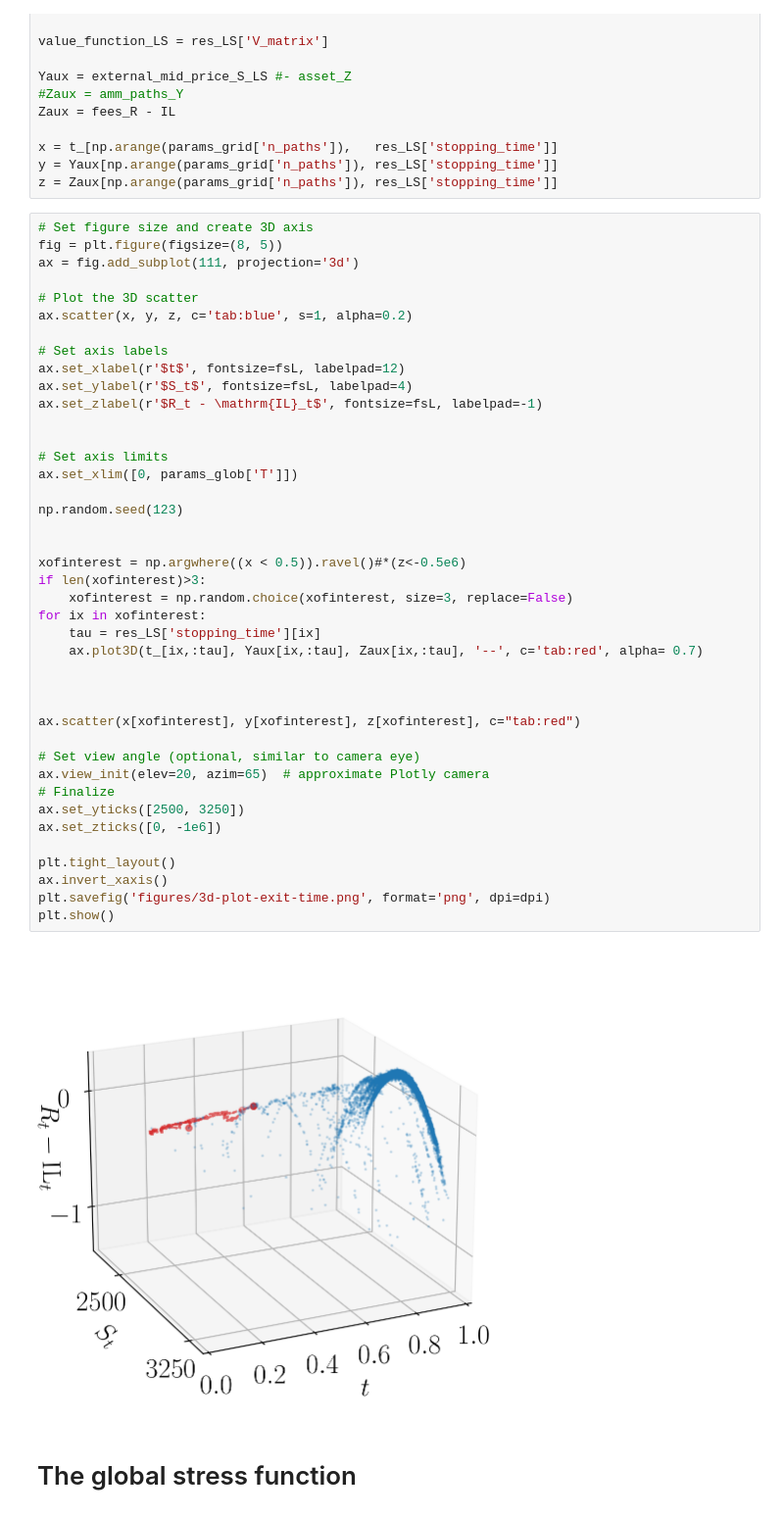
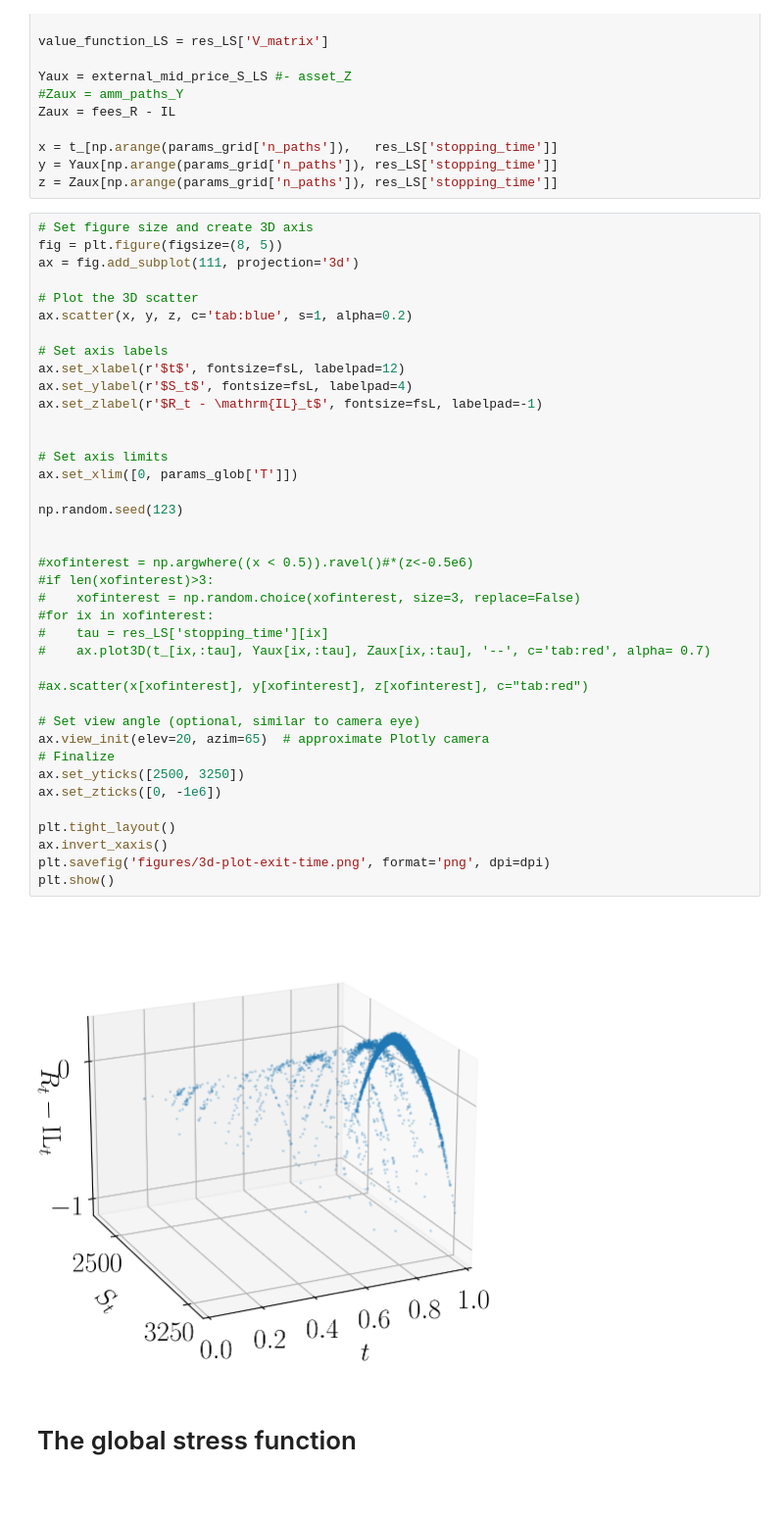
Before and after one commit to sb-bbr/AMM-Optimal-Exit-Time, a Jupyter notebook: Code/tables-and-plots.ipynb, the cells around one changed output. Shown at 98% size. Cells and saved outputs as stored; diff of their text form.

```diff
--- a/Code/tables-and-plots.ipynb
+++ b/Code/tables-and-plots.ipynb
@@ -212,43 +212,41 @@ fig = plt.figure(figsize=(8, 5))
 ax = fig.add_subplot(111, projection='3d')
 
 # Plot the 3D scatter
 ax.scatter(x, y, z, c='tab:blue', s=1, alpha=0.2)
 
 # Set axis labels
 ax.set_xlabel(r'$t$', fontsize=fsL, labelpad=12)
 ax.set_ylabel(r'$S_t$', fontsize=fsL, labelpad=4)
 ax.set_zlabel(r'$R_t - \mathrm{IL}_t$', fontsize=fsL, labelpad=-1)
 
 
 # Set axis limits
 ax.set_xlim([0, params_glob['T']])
 
 np.random.seed(123)
 
 
-xofinterest = np.argwhere((x < 0.5)).ravel()#*(z<-0.5e6)
-if len(xofinterest)>3:
-    xofinterest = np.random.choice(xofinterest, size=3, replace=False)
-for ix in xofinterest:
-    tau = res_LS['stopping_time'][ix]
-    ax.plot3D(t_[ix,:tau], Yaux[ix,:tau], Zaux[ix,:tau], '--', c='tab:red', alpha= 0.7)
+#xofinterest = np.argwhere((x < 0.5)).ravel()#*(z<-0.5e6)
+#if len(xofinterest)>3:
+#    xofinterest = np.random.choice(xofinterest, size=3, replace=False)
+#for ix in xofinterest:
+#    tau = res_LS['stopping_time'][ix]
+#    ax.plot3D(t_[ix,:tau], Yaux[ix,:tau], Zaux[ix,:tau], '--', c='tab:red', alpha= 0.7)
 
-
-
-ax.scatter(x[xofinterest], y[xofinterest], z[xofinterest], c="tab:red")
+#ax.scatter(x[xofinterest], y[xofinterest], z[xofinterest], c="tab:red")
 
 # Set view angle (optional, similar to camera eye)
 ax.view_init(elev=20, azim=65)  # approximate Plotly camera
 # Finalize
 ax.set_yticks([2500, 3250])
 ax.set_zticks([0, -1e6])
 
 plt.tight_layout()
 ax.invert_xaxis()
 plt.savefig('figures/3d-plot-exit-time.png', format='png', dpi=dpi)
 plt.show()
 # %% [output]
-[figure, old version]
+[figure, new version]
 # %% [markdown]
 # The global stress function
 # %%
```
Also changed, not shown: parts of 6 cells of this notebook.
